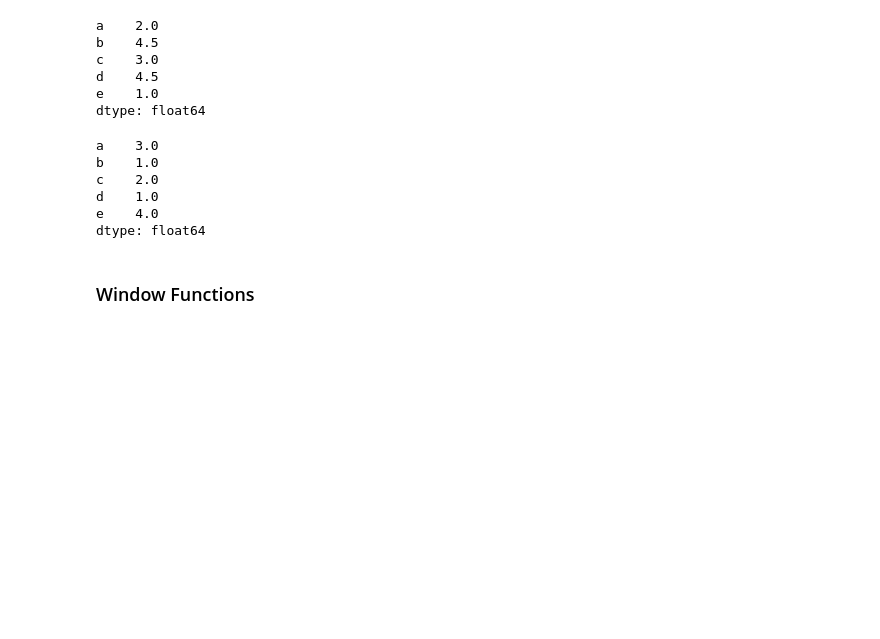
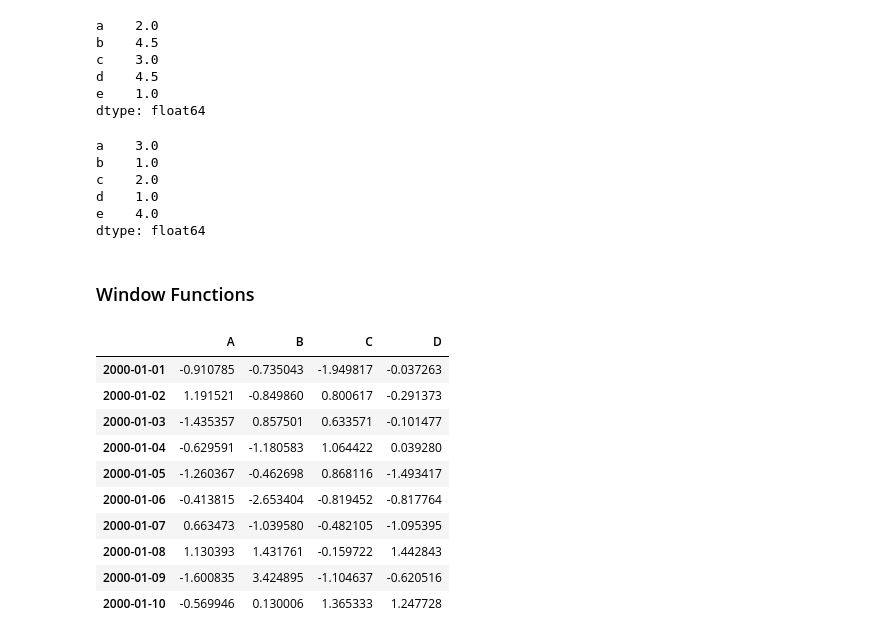
Before and after one commit to karenacorn99/data-science-cheatcheets, a Jupyter notebook: pandas.ipynb, the cells around one changed output. Saved outputs shown, nothing was run; the diff lists cells and outputs as text; code cells hidden in the pictures; blank space fills up the shorter version.

```diff
--- a/pandas.ipynb
+++ b/pandas.ipynb
@@ -1310,3 +1310,20 @@ e    4.0
 dtype: float64
 # %% [markdown]
 ### Window Functions ###
+# %%
+df = pd.DataFrame(np.random.randn(10, 4),
+   index = pd.date_range('1/1/2000', periods=10),
+   columns = ['A', 'B', 'C', 'D'])
+df
+# %% [output]
+|  | A | B | C | D |
+| 2000-01-01 | -0.910785 | -0.735043 | -1.949817 | -0.037263 |
+| 2000-01-02 | 1.191521 | -0.849860 | 0.800617 | -0.291373 |
+| 2000-01-03 | -1.435357 | 0.857501 | 0.633571 | -0.101477 |
+| 2000-01-04 | -0.629591 | -1.180583 | 1.064422 | 0.039280 |
+| 2000-01-05 | -1.260367 | -0.462698 | 0.868116 | -1.493417 |
+| 2000-01-06 | -0.413815 | -2.653404 | -0.819452 | -0.817764 |
+| 2000-01-07 | 0.663473 | -1.039580 | -0.482105 | -1.095395 |
+| 2000-01-08 | 1.130393 | 1.431761 | -0.159722 | 1.442843 |
+| 2000-01-09 | -1.600835 | 3.424895 | -1.104637 | -0.620516 |
+| 2000-01-10 | -0.569946 | 0.130006 | 1.365333 | 1.247728 |
```
Also changed, not shown: parts of 20 cells of this notebook.
